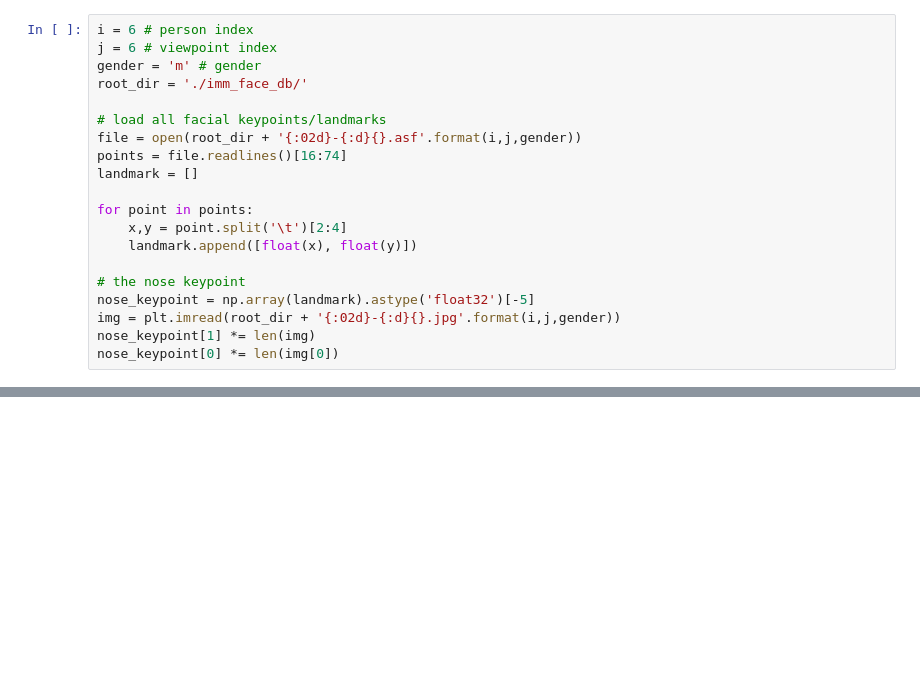
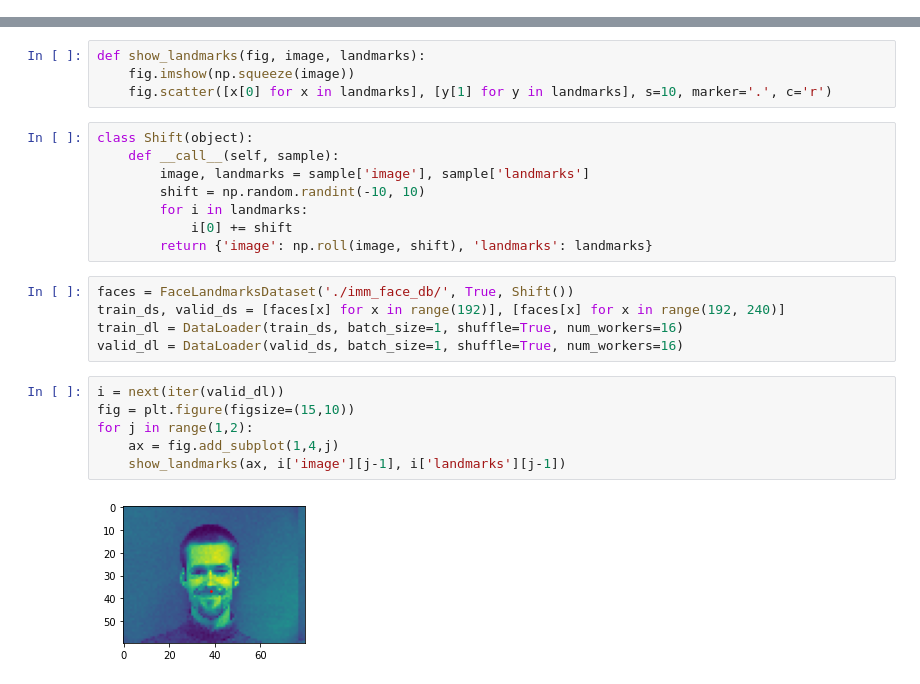
Before and after one commit to tchopra17/cs194, a Jupyter notebook: project4/Untitled.ipynb, the cells around one changed output, grey strips where cells are left out. Saved outputs shown, nothing was run; the diff lists cells and outputs as text; blank space fills up the shorter version.

```diff
--- a/project4/Untitled.ipynb
+++ b/project4/Untitled.ipynb
@@ -10,20 +11,0 @@ from torchvision import transforms, utils
-# %%
-i = 6 # person index
-j = 6 # viewpoint index
-gender = 'm' # gender
-root_dir = './imm_face_db/'
-
-# load all facial keypoints/landmarks
-file = open(root_dir + '{:02d}-{:d}{}.asf'.format(i,j,gender))
-points = file.readlines()[16:74]
-landmark = []
-
-for point in points:
-    x,y = point.split('\t')[2:4]
-    landmark.append([float(x), float(y)])
-
-# the nose keypoint
-nose_keypoint = np.array(landmark).astype('float32')[-5]
-img = plt.imread(root_dir + '{:02d}-{:d}{}.jpg'.format(i,j,gender))
-nose_keypoint[1] *= len(img)
-nose_keypoint[0] *= len(img[0])
@@ -35,0 +78,25 @@ plt.show()
+# %%
+def show_landmarks(fig, image, landmarks):
+    fig.imshow(np.squeeze(image))
+    fig.scatter([x[0] for x in landmarks], [y[1] for y in landmarks], s=10, marker='.', c='r')
+# %%
+class Shift(object):
+    def __call__(self, sample):
+        image, landmarks = sample['image'], sample['landmarks']
+        shift = np.random.randint(-10, 10)
+        for i in landmarks:
+            i[0] += shift
+        return {'image': np.roll(image, shift), 'landmarks': landmarks}
+# %%
+faces = FaceLandmarksDataset('./imm_face_db/', True, Shift())
+train_ds, valid_ds = [faces[x] for x in range(192)], [faces[x] for x in range(192, 240)]
+train_dl = DataLoader(train_ds, batch_size=1, shuffle=True, num_workers=16)
+valid_dl = DataLoader(valid_ds, batch_size=1, shuffle=True, num_workers=16)
+# %%
+i = next(iter(valid_dl))
+fig = plt.figure(figsize=(15,10))
+for j in range(1,2):
+    ax = fig.add_subplot(1,4,j)
+    show_landmarks(ax, i['image'][j-1], i['landmarks'][j-1])
+# %% [output]
+[figure, added]
```
Also changed, not shown: parts of 18 cells of this notebook, 5 other files.
